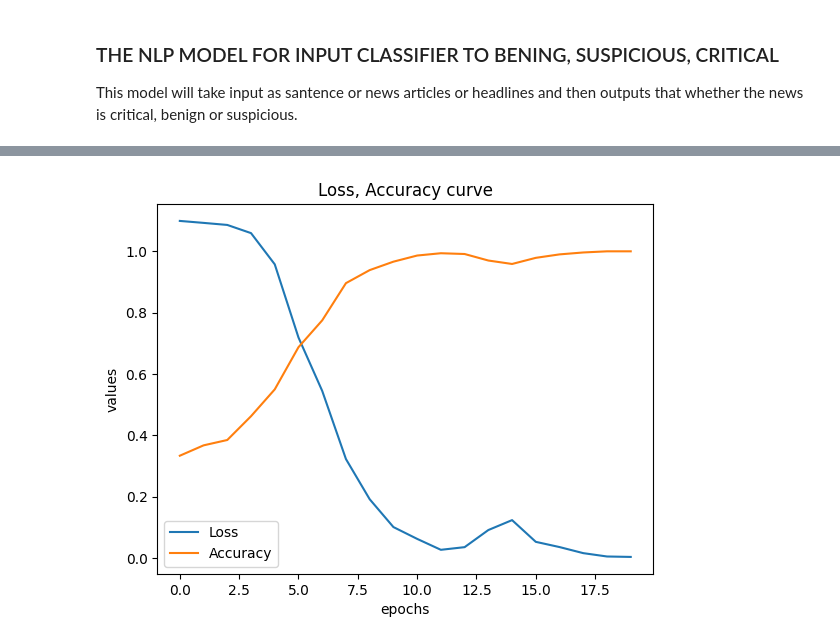
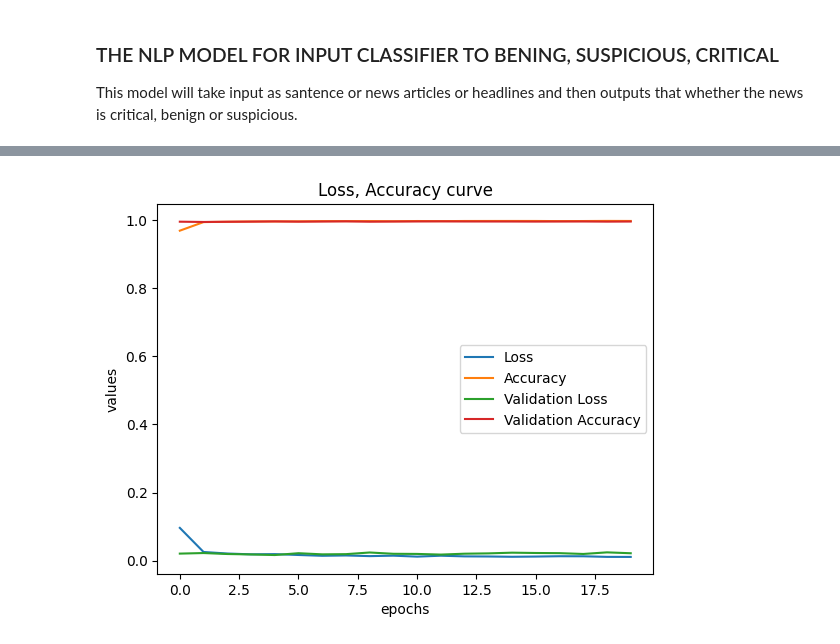
Before and after one commit to Nishchal-29/TextIntel, a Jupyter notebook: classify.ipynb, the cells around one changed output, grey strips where cells are left out. Saved outputs shown, nothing was run; the diff lists cells and outputs as text; code cells hidden in the pictures.

Commit message:
Trained on scaled dataset

```diff
--- a/classify.ipynb
+++ b/classify.ipynb
@@ -116,12 +121,12 @@ print(X_test.shape, Y_test.shape)
 label_Encoder = LabelEncoder()
 Y_train = label_Encoder.fit_transform(Y_train)
 Y_test = label_Encoder.transform(Y_test)
-Y_train = to_categorical(Y_train, num_classes=3)
-Y_test = to_categorical(Y_test, num_classes=3)
+num_classes = len(np.unique(Y_train))
+Y_train = to_categorical(Y_train, num_classes=num_classes)
+Y_test = to_categorical(Y_test, num_classes=num_classes)
 print(Y_train[:5])
 print(Y_test[:5])
 print("Vocabulary Size:", len(tokenizer.word_index) + 1)
 print("Number of Classes:", len(label_Encoder.classes_))
 print("Max Length of Sequences:", max_length)
-print(Y_train.shape, Y_test.shape)
 # %% [output]
@@ -143,8 +147,18 @@ Max Length of Sequences: 18
 model = Sequential()
 model.add(Input(shape=(max_length,)))
 model.add(Embedding(input_dim=len(tokenizer.word_index) + 1, output_dim=128, input_length=max_length))
-model.add(Bidirectional(LSTM(64, return_sequences=True))) #return_sequences tells whether to give only final output or output of each layer
+# First BiLSTM
+model.add(Bidirectional(LSTM(64, return_sequences=True)))
+model.add(BatchNormalization())
 model.add(Dropout(0.5))
+# Second BiLSTM
 model.add(Bidirectional(LSTM(32)))
 model.add(Dropout(0.5))
+# FC layers.
+model.add(Dense(64,activation='relu'))
+model.add(BatchNormalization())
+model.add(Dropout(0.3))
+# Output
 model.add(Dense(3, activation='softmax'))
+
+model.summary()
@@ -183,4 +221,4 @@ Model: "sequential_2"
 # %%
-history = model.fit(X_train, Y_train, epochs=20, batch_size=64, validation_data=(X_test, Y_test), verbose=1)
+history = model.fit(X_train, Y_train, epochs=20, batch_size=32, validation_data=(X_test, Y_test), verbose=1)
 # %% [output]
 Epoch 1/20
@@ -207,11 +245,13 @@ eval_loss, eval_accuracy = model.evaluate(X_test, Y_test, verbose=1)
 # %%
 plt.title("Loss, Accuracy curve")
 plt.plot(history.history['loss'], label = 'Loss')
 plt.plot(history.history['accuracy'], label = 'Accuracy')
+plt.plot(history.history['val_loss'], label = 'Validation Loss')
+plt.plot(history.history['val_accuracy'], label = 'Validation Accuracy')
 plt.xlabel('epochs')
 plt.ylabel('values')
 plt.legend()
 plt.show()
 # %% [output]
-[figure, old version]
+[figure, new version]
 # %%
```
Also changed, not shown: parts of 16 cells of this notebook, 5 other files.
